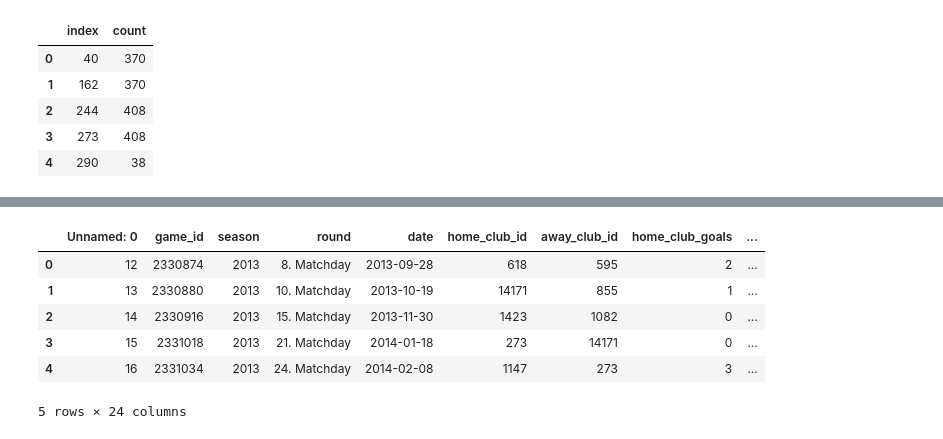
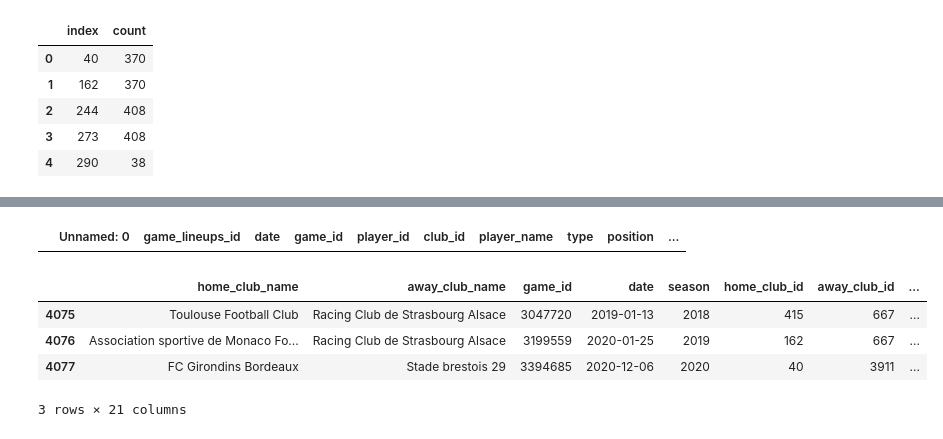
Before and after one commit to AntoninChevalier/Winunmax, a Jupyter notebook: notebooks/exploration.ipynb, the cells around one changed output, grey strips where cells are left out. Drawn from its saved outputs; the diff is of its cells as text; code cells hidden in the pictures.

```diff
--- a/notebooks/exploration.ipynb
+++ b/notebooks/exploration.ipynb
@@ -331,13 +324,38 @@ display(df_resultat_matchs[df_resultat_matchs["away_club_id"]==290])
-# %%
-#Création d’un dataframe centralisé qui comporte plus d’information que df_resultat_matchs
-
-df_dataset_final = df_resultat_matchs.copy()
-df_dataset_final.head(5)
-# %% [output]
-|  | Unnamed: 0 | game_id | season | round | date | home_club_id | away_club_id | home_club_goals | ... |
-| 0 | 12 | 2330874 | 2013 | 8. Matchday | 2013-09-28 | 618 | 595 | 2 | ... |
-| 1 | 13 | 2330880 | 2013 | 10. Matchday | 2013-10-19 | 14171 | 855 | 1 | ... |
-| 2 | 14 | 2330916 | 2013 | 15. Matchday | 2013-11-30 | 1423 | 1082 | 0 | ... |
-| 3 | 15 | 2331018 | 2013 | 21. Matchday | 2014-01-18 | 273 | 14171 | 0 | ... |
-| 4 | 16 | 2331034 | 2013 | 24. Matchday | 2014-02-08 | 1147 | 273 | 3 | ... |
-5 rows × 24 columns
+# %%
+df_test = df_resultat_matchs[df_resultat_matchs["game_id"]==3839781].copy()
+df_testt = df_valeur_equipes[df_valeur_equipes["game_id"]==3839781].copy()
+df_testtt = df_composition_equipes[df_composition_equipes["game_id"]==3839781].copy()
+df_testtt.head()
+# %% [output]
+|  | Unnamed: 0 | game_lineups_id | date | game_id | player_id | club_id | player_name | type | position | ... |
+# %%
+#Création d’un dataframe centralisé qui comporte plus d’information que df_resultat_matchs
+
+df_dataset_final = df_resultat_matchs.copy()
+#Garder les colonnes qui nous intéressent
+df_dataset_final = df_dataset_final[["home_club_name","away_club_name","game_id","date","season","home_club_id","away_club_id","home_club_position","away_club_position","results"]]
+#Ajout de la différence de classement
+df_dataset_final["difference classement"] = df_dataset_final["away_club_position"]-df_dataset_final["home_club_position"]
+#Ajout ratio valorisation home par away
+df_dataset_final = nettoyage.calcul_difference_valorisation(df_dataset_final,df_composition_equipes,df_valeur_joueurs)
+df_dataset_final = nettoyage.calcul_ratio_valorisation(df_dataset_final,df_composition_equipes,df_valeur_joueurs)
+df_dataset_final = nettoyage.calcul_log_ratio_valorisation(df_dataset_final,df_composition_equipes,df_valeur_joueurs)
+#Ajout winrate
+nb_annes = 1
+df_dataset_final = nettoyage.calcul_winrate_historique(df_dataset_final,nb_annes)
+df_dataset_final["difference winrate "+str(nb_annes)+" ans"] = df_dataset_final["winrate_home "+str(nb_annes)+" ans"]-df_dataset_final["winrate_away "+str(nb_annes)+" ans"]
+nb_annes = 3
+df_dataset_final = nettoyage.calcul_winrate_historique(df_dataset_final,nb_annes)
+df_dataset_final["difference winrate "+str(nb_annes)+" ans"] = df_dataset_final["winrate_home "+str(nb_annes)+" ans"]-df_dataset_final["winrate_away "+str(nb_annes)+" ans"]
+#Ajout winrate confrontation
+nb_annes = 1
+df_dataset_final = nettoyage.ajout_winrate_confrontation_directe(df_dataset_final,nb_annes)
+
+
+display(df_dataset_final.tail(3))
+# %% [output]
+|  | home_club_name | away_club_name | game_id | date | season | home_club_id | away_club_id | ... |
+| 4075 | Toulouse Football Club | Racing Club de Strasbourg Alsace | 3047720 | 2019-01-13 | 2018 | 415 | 667 | ... |
+| 4076 | Association sportive de Monaco Fo... | Racing Club de Strasbourg Alsace | 3199559 | 2020-01-25 | 2019 | 162 | 667 | ... |
+| 4077 | FC Girondins Bordeaux | Stade brestois 29 | 3394685 | 2020-12-06 | 2020 | 40 | 3911 | ... |
+3 rows × 21 columns
```
Also changed, not shown: parts of 14 cells of this notebook, 1 other file.
